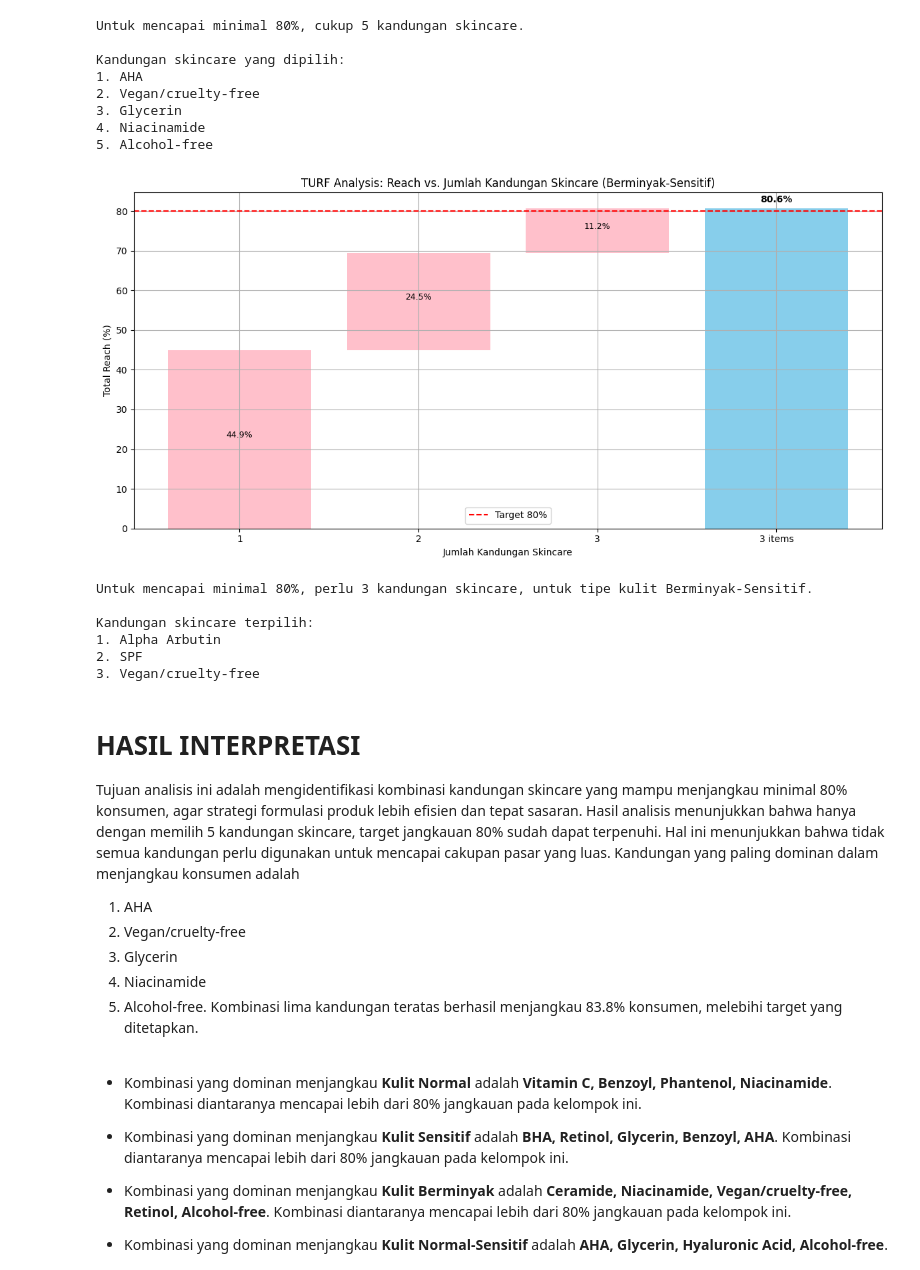
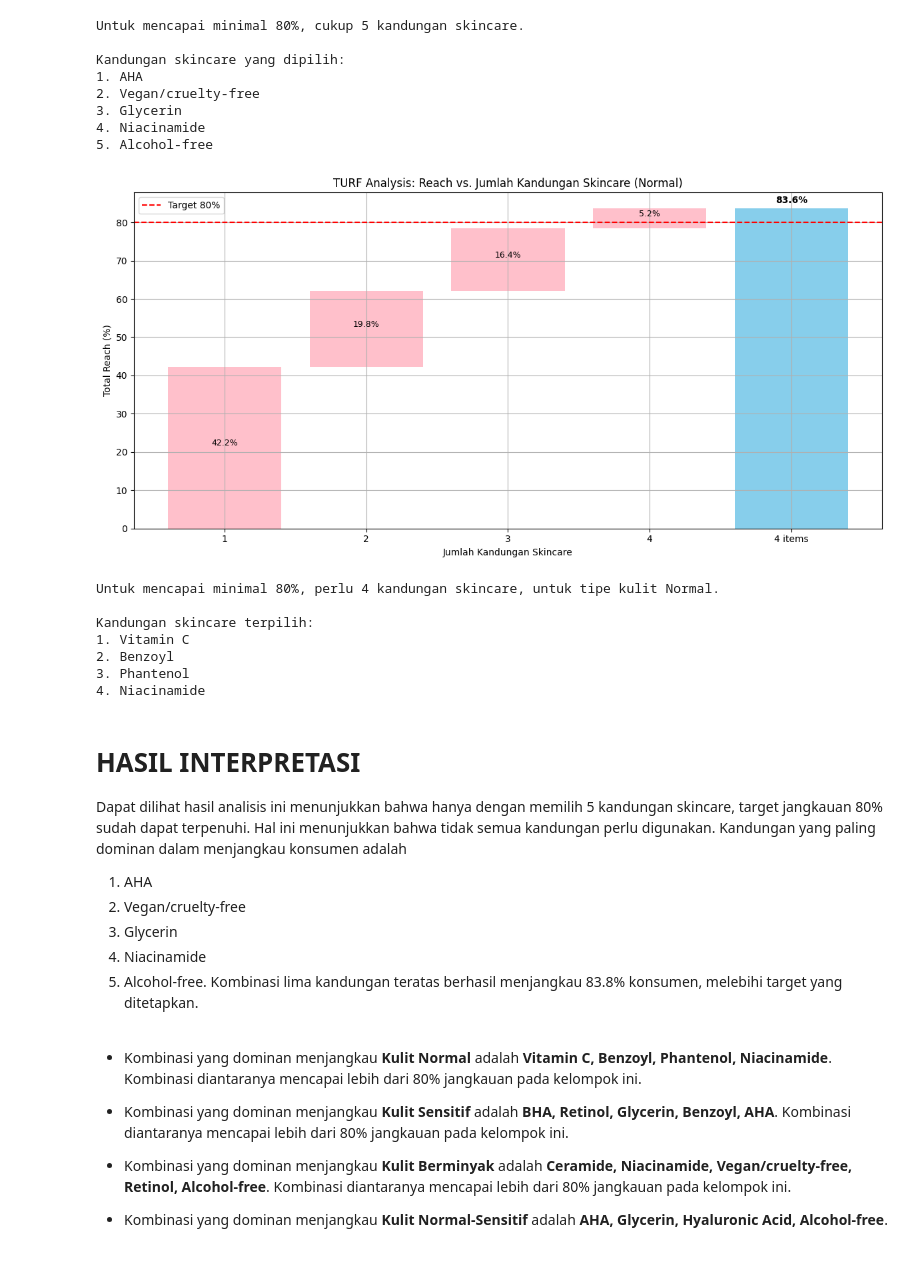
Before and after one commit to margiitazhr/TURF-Analysis_Statistika-Multivariat, a Jupyter notebook: TURF_Analysis_Statistika_Multivariat.ipynb, the cells around one changed output. Drawn from its saved outputs; the diff is of its cells as text; code cells hidden in the pictures.

```diff
--- a/TURF_Analysis_Statistika_Multivariat.ipynb
+++ b/TURF_Analysis_Statistika_Multivariat.ipynb
@@ -181,7 +173,7 @@ Kandungan skincare yang dipilih:
 # %%
 # PARAMETER INPUT (#@param)
 data = "data_survey_skincare_650.xlsx"  # @param {type:"string"}
-Tipe_Kulit = "Berminyak-Sensitif"  # @param ["Normal", "Berminyak", "Sensitif", "Normal-Berminyak", "Normal-Sensitif", "Berminyak-Sensitif"]
+Tipe_Kulit = "Normal"  # @param ["Normal", "Berminyak", "Sensitif", "Normal-Berminyak", "Normal-Sensitif", "Berminyak-Sensitif"]
 Target_dalam_persen = 80  # @param {type:"slider", min:10, max:100, step:5}
 
 # LOAD DATA
@@ -224,43 +216,44 @@ bottoms = 0
 for i, inc in enumerate(incrementals):
     plt.bar(f"{i+1}", inc * 100, bottom=bottoms, color="pink")
     plt.text(i, bottoms + inc * 50, f"{inc * 100:.1f}%", ha='center', va='bottom', fontsize=9)
     bottoms += inc * 100
 
 plt.axhline(y=target_reach_pct * 100, color='r', linestyle='--', label=f'Target {target_reach_pct*100:.0f}%')
 
 plt.bar(f"{len(selected_items)} items", reach_progress[-1] * 100, color="skyblue")
 plt.text(len(selected_items), reach_progress[-1] * 100 + 1, f"{reach_progress[-1]*100:.1f}%",
          ha='center', va='bottom', fontsize=10, fontweight='bold')
 
 plt.xlabel("Jumlah Kandungan Skincare")
 plt.ylabel("Total Reach (%)")
 plt.title(f"TURF Analysis: Reach vs. Jumlah Kandungan Skincare ({Tipe_Kulit})")
 plt.legend()
 plt.grid(True)
 plt.tight_layout()
 plt.show()
 
 # OUTPUT KESIMPULAN
 max_reach = reach_progress[-1]
 if max_reach >= target_reach_pct:
     print(f"Untuk mencapai minimal {Target_dalam_persen}%, perlu {len(selected_items)} kandungan skincare, untuk tipe kulit {Tipe_Kulit}.")
 else:
     print(f"Tidak dapat mencapai {Target_dalam_persen}%.\nHanya {max_reach * 100:.1f}% tercapai dengan {len(selected_items)} kandungan.")
 
 print("\nKandungan skincare terpilih:")
 for i, item in enumerate(selected_items):
     print(f"{i+1}. {item}")
 # %% [output]
-[figure, old version]
+[figure, new version]
-Untuk mencapai minimal 80%, perlu 3 kandungan skincare, untuk tipe kulit Berminyak-Sensitif.
+Untuk mencapai minimal 80%, perlu 4 kandungan skincare, untuk tipe kulit Normal.
 
 Kandungan skincare terpilih:
-1. Alpha Arbutin
-2. SPF
-3. Vegan/cruelty-free
+1. Vitamin C
+2. Benzoyl
+3. Phantenol
+4. Niacinamide
 # %% [markdown]
 # **HASIL INTERPRETASI**
-Tujuan analisis ini adalah mengidentifikasi kombinasi kandungan skincare yang mampu menjangkau minimal 80% konsumen, agar strategi formulasi produk lebih efisien dan tepat sasaran. Hasil analisis menunjukkan bahwa hanya dengan memilih 5 kandungan skincare, target jangkauan 80% sudah dapat terpenuhi. Hal ini menunjukkan bahwa tidak semua kandungan perlu digunakan untuk mencapai cakupan pasar yang luas. Kandungan yang paling dominan dalam menjangkau konsumen adalah
+Dapat dilihat hasil analisis ini menunjukkan bahwa hanya dengan memilih 5 kandungan skincare, target jangkauan 80% sudah dapat terpenuhi. Hal ini menunjukkan bahwa tidak semua kandungan perlu digunakan. Kandungan yang paling dominan dalam menjangkau konsumen adalah
 1. AHA
 2. Vegan/cruelty-free
 3. Glycerin
```
Also changed, not shown: parts of 6 cells of this notebook.
